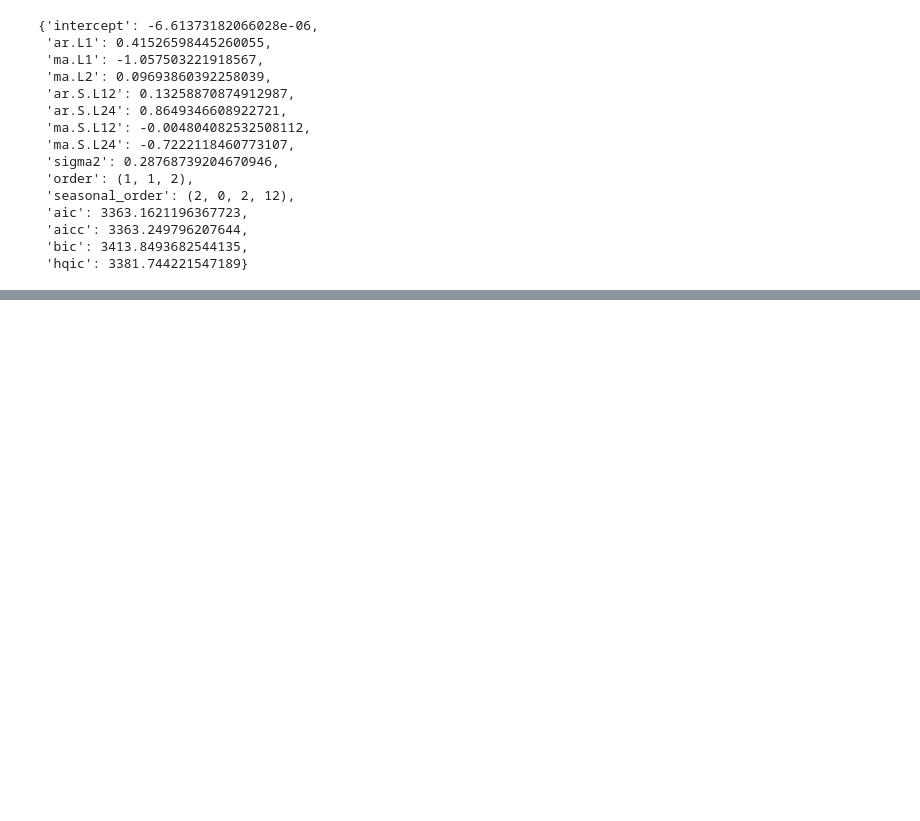
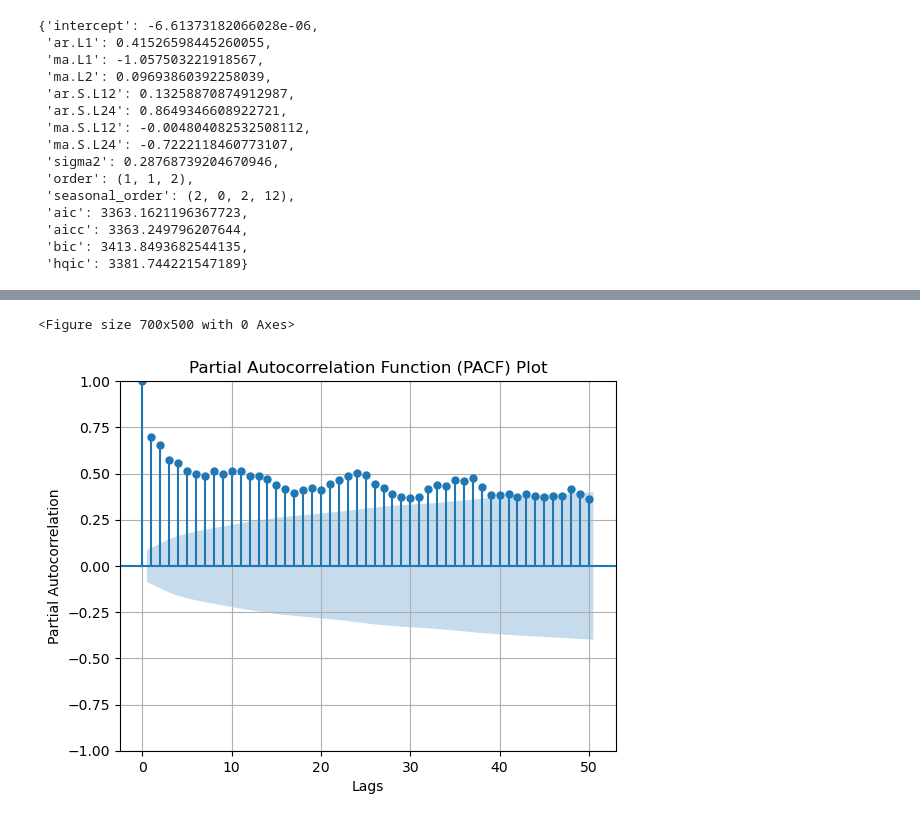
Before and after one commit to keitaVigano/globalTemperature, a Jupyter notebook: notebooks/modeling.ipynb, the cells around one changed output, grey strips where cells are left out. Cells and saved outputs as stored; diff of their text form; code cells hidden in the pictures; blank space fills up the shorter version.

```diff
--- a/notebooks/modeling.ipynb
+++ b/notebooks/modeling.ipynb
@@ -137,0 +228,5 @@ evaluate using MAPE and RMSE
+# %%
+plot_residuals_pacf(residuals)
+# %% [output]
+<Figure size 700x500 with 0 Axes>
+[figure, added]
```
Also changed, not shown: parts of 22 cells of this notebook, 1 other file.
